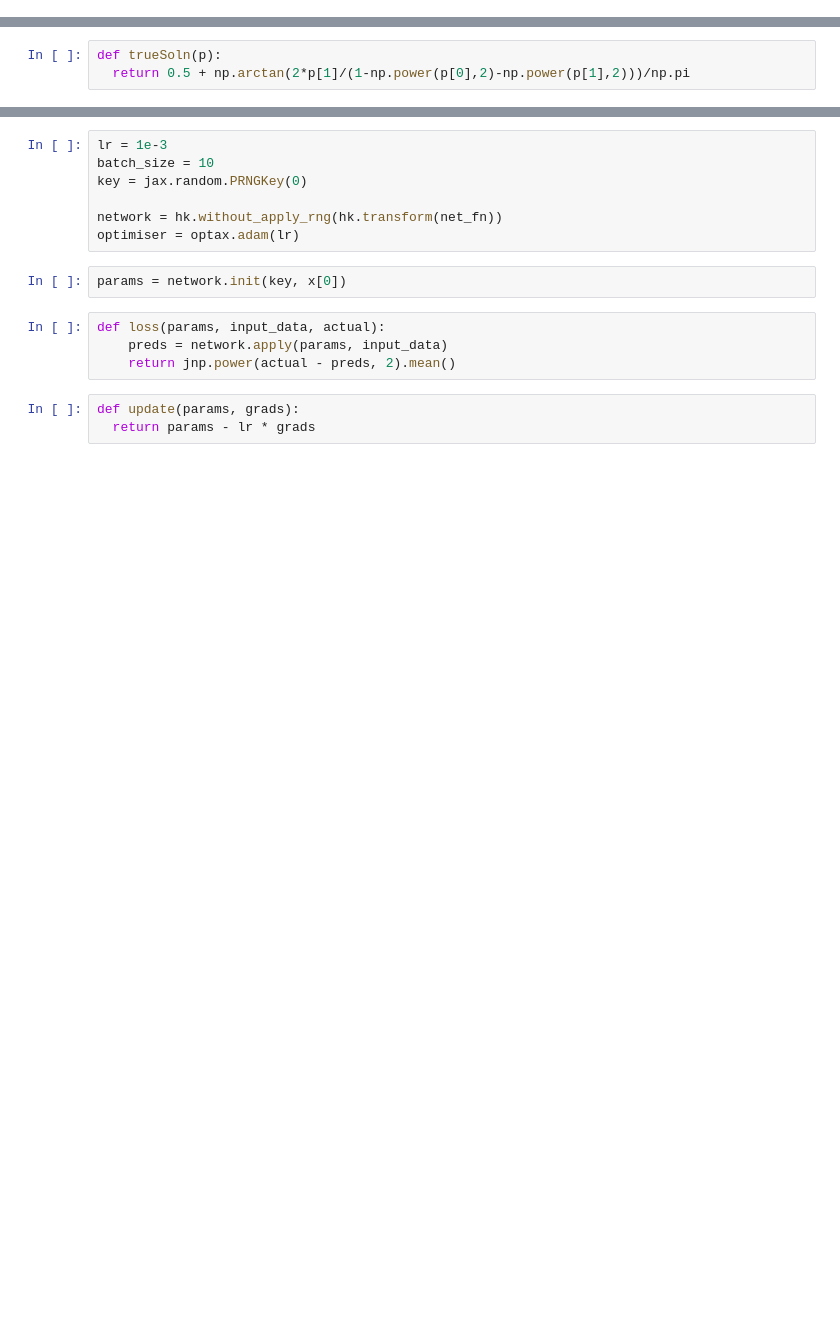
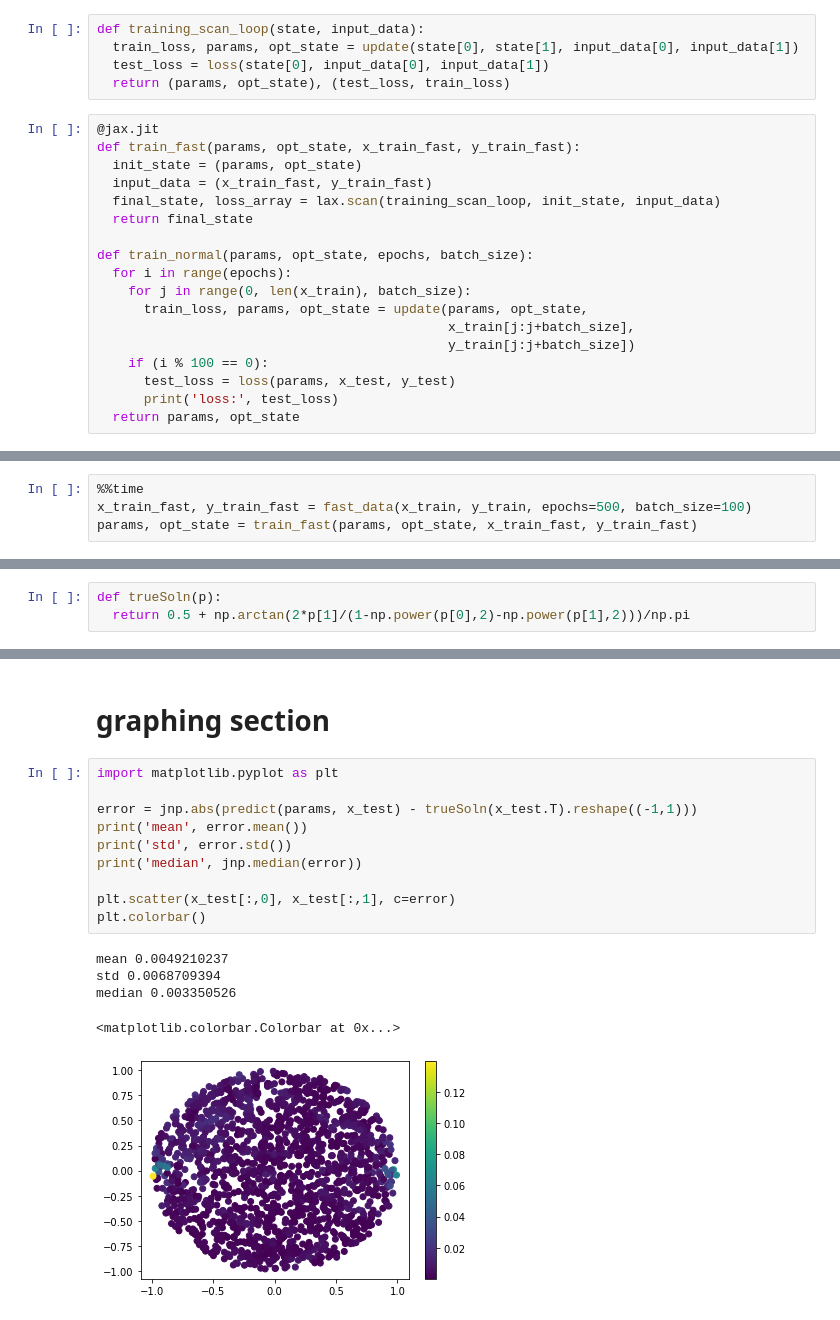
Before and after one commit to AmandinChyba/Project1-Fields-2022, a Jupyter notebook: Deep_Learning/wobNN.ipynb, the cells around one changed output, grey strips where cells are left out. Saved outputs shown, nothing was run; the diff lists cells and outputs as text; blank space fills up the shorter version.

Commit message:
added plots of the error

```diff
--- a/Deep_Learning/wobNN.ipynb
+++ b/Deep_Learning/wobNN.ipynb
@@ -14,0 +97,23 @@ def getData():
+# %%
+def training_scan_loop(state, input_data):
+  train_loss, params, opt_state = update(state[0], state[1], input_data[0], input_data[1])
+  test_loss = loss(state[0], input_data[0], input_data[1])
+  return (params, opt_state), (test_loss, train_loss)
+# %%
+@jax.jit
+def train_fast(params, opt_state, x_train_fast, y_train_fast):
+  init_state = (params, opt_state)
+  input_data = (x_train_fast, y_train_fast)
+  final_state, loss_array = lax.scan(training_scan_loop, init_state, input_data)
+  return final_state
+
+def train_normal(params, opt_state, epochs, batch_size):
+  for i in range(epochs):
+    for j in range(0, len(x_train), batch_size):
+      train_loss, params, opt_state = update(params, opt_state,
+                                             x_train[j:j+batch_size],
+                                             y_train[j:j+batch_size])
+    if (i % 100 == 0):
+      test_loss = loss(params, x_test, y_test)
+      print('loss:', test_loss)
+  return params, opt_state
@@ -14,0 +126,4 @@ def getData():
+# %%
+%%time
+x_train_fast, y_train_fast = fast_data(x_train, y_train, epochs=500, batch_size=100)
+params, opt_state = train_fast(params, opt_state, x_train_fast, y_train_fast)
@@ -32,16 +136,18 @@ samples, dimensions = x.shape
-# %%
-lr = 1e-3
-batch_size = 10
-key = jax.random.PRNGKey(0)
-
-network = hk.without_apply_rng(hk.transform(net_fn))
-optimiser = optax.adam(lr)
-# %%
-params = network.init(key, x[0])
-# %%
-def loss(params, input_data, actual):
-    preds = network.apply(params, input_data)
-    return jnp.power(actual - preds, 2).mean()
-# %%
-def update(params, grads):
-  return params - lr * grads
+# %% [markdown]
+# graphing section
+# %%
+import matplotlib.pyplot as plt
+
+error = jnp.abs(predict(params, x_test) - trueSoln(x_test.T).reshape((-1,1)))
+print('mean', error.mean())
+print('std', error.std())
+print('median', jnp.median(error))
+
+plt.scatter(x_test[:,0], x_test[:,1], c=error)
+plt.colorbar()
+# %% [output]
+mean 0.0049210237
+std 0.0068709394
+median 0.003350526
+<matplotlib.colorbar.Colorbar at 0x...>
+[figure, added]
```
Also changed, not shown: parts of 19 cells of this notebook.
